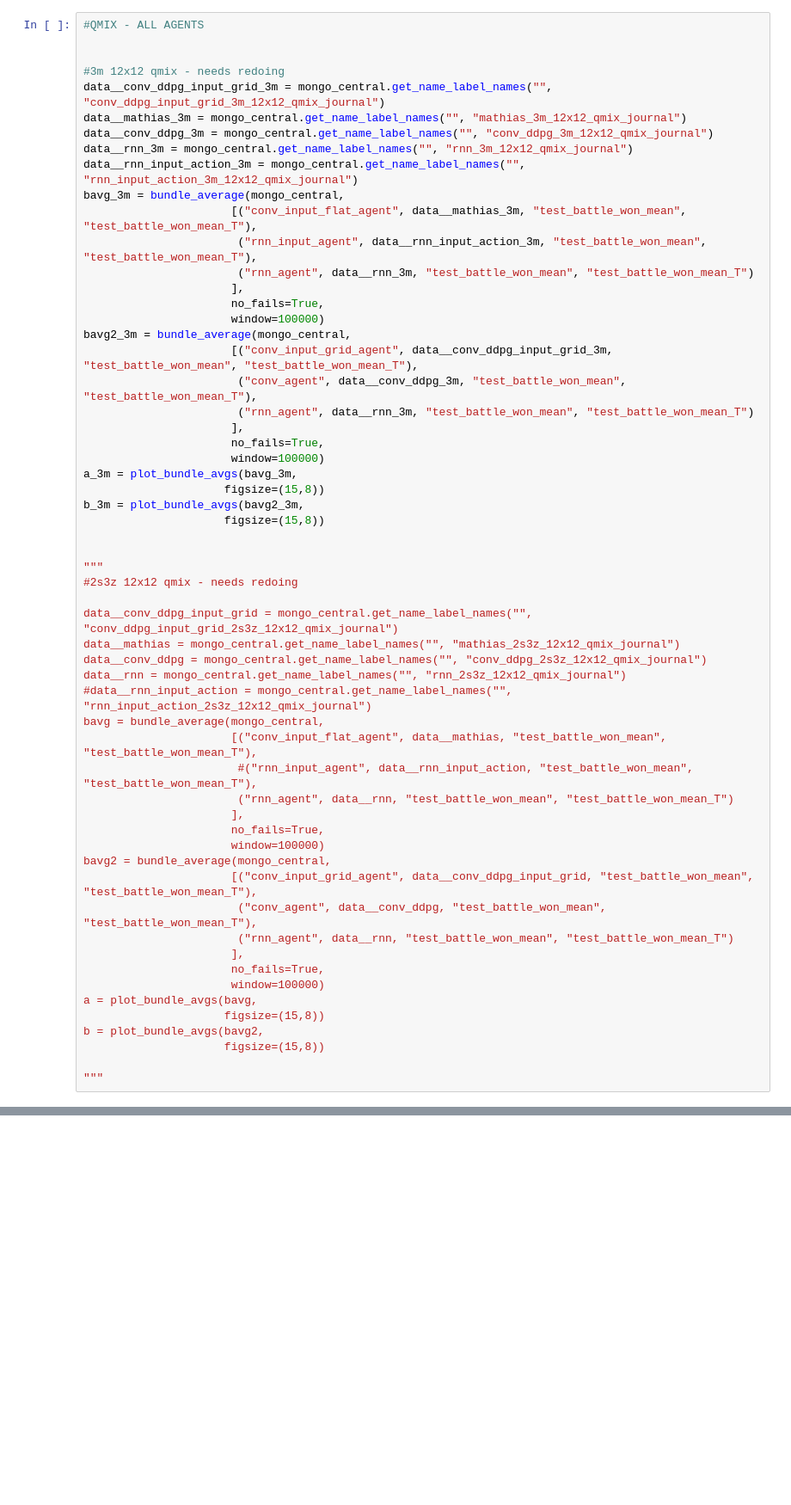
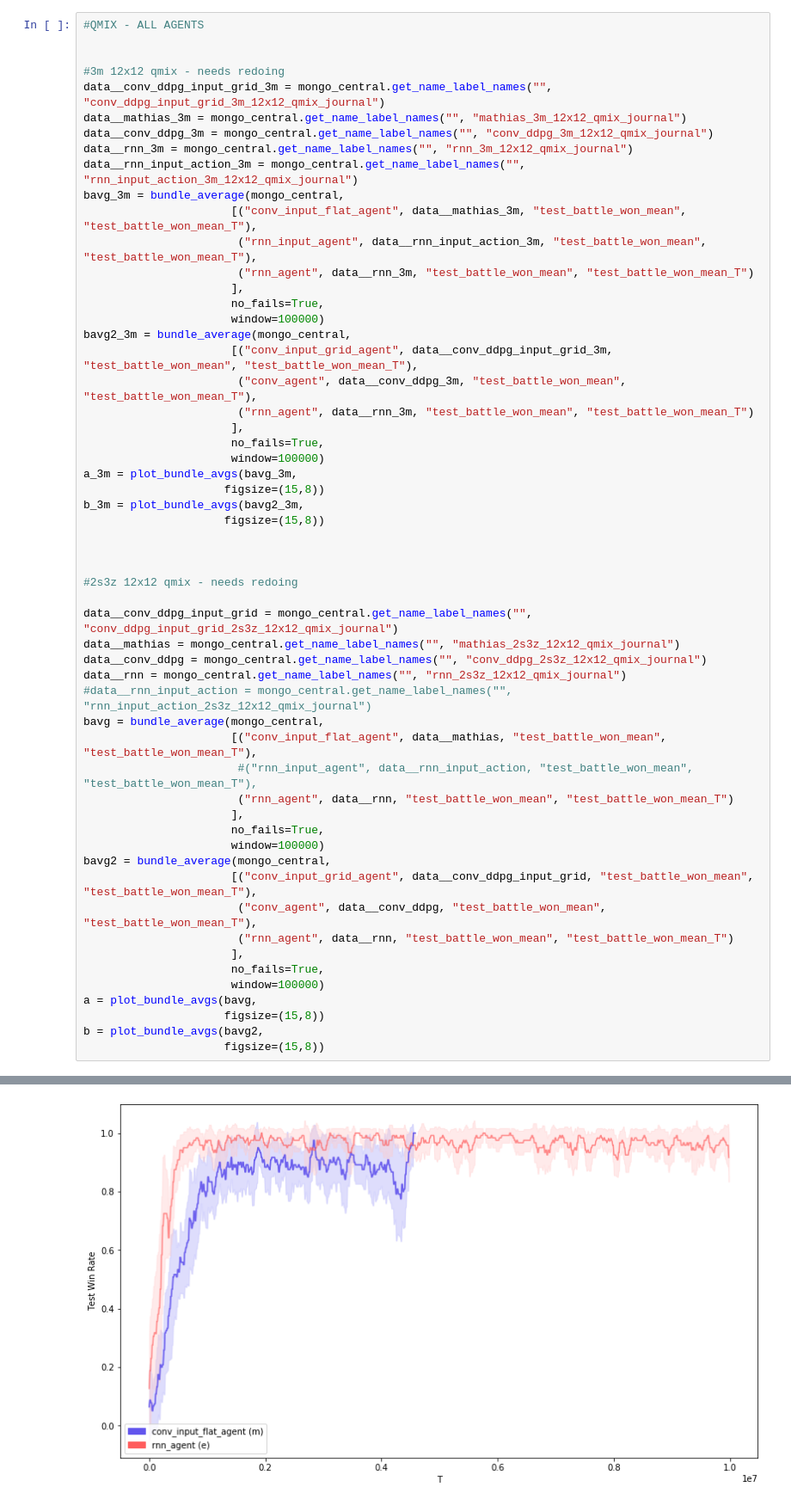
Before and after one commit to nicholasburden/pymarl, a Jupyter notebook: analysis/analysis2.ipynb, the cells around one changed output, grey strips where cells are left out. Shown at 86% size. Saved outputs shown, nothing was run; the diff lists cells and outputs as text; blank space fills up the shorter version.

```diff
--- a/analysis/analysis2.ipynb
+++ b/analysis/analysis2.ipynb
@@ -104,7 +111,7 @@ b_3m = plot_bundle_avgs(bavg2_3m,
                      figsize=(15,8))
 
 
-"""
+
 #2s3z 12x12 qmix - needs redoing
 
 data__conv_ddpg_input_grid = mongo_central.get_name_label_names("", "conv_ddpg_input_grid_2s3z_12x12_qmix_journal")
@@ -130,8 +137,6 @@ a = plot_bundle_avgs(bavg,
                      figsize=(15,8))
 b = plot_bundle_avgs(bavg2,
                      figsize=(15,8))
-
-"""
 # %% [output]
 Done Loading...
 Done Loading...
@@ -142,2 +158,3 @@ Done Loading...
 [figure]
 [figure]
+[figure, added]
```
Also changed, not shown: parts of 2 cells of this notebook, 2 other files.
